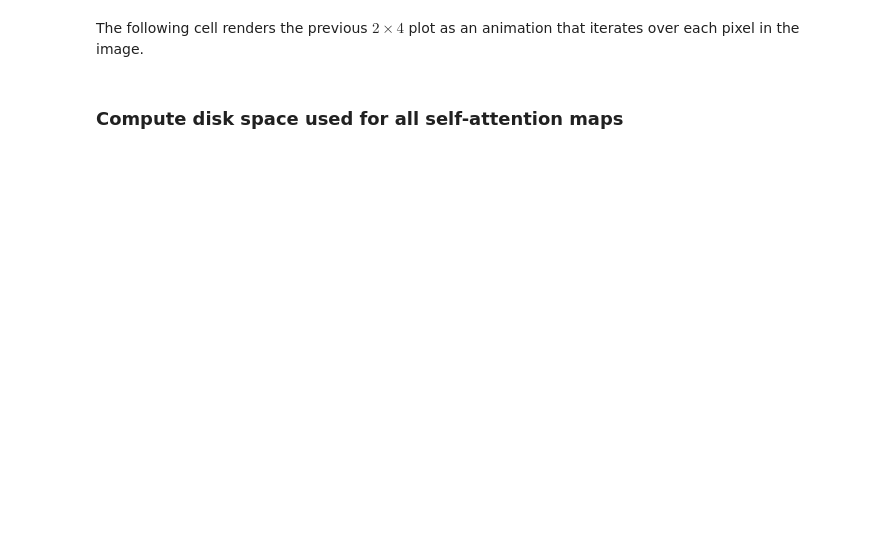
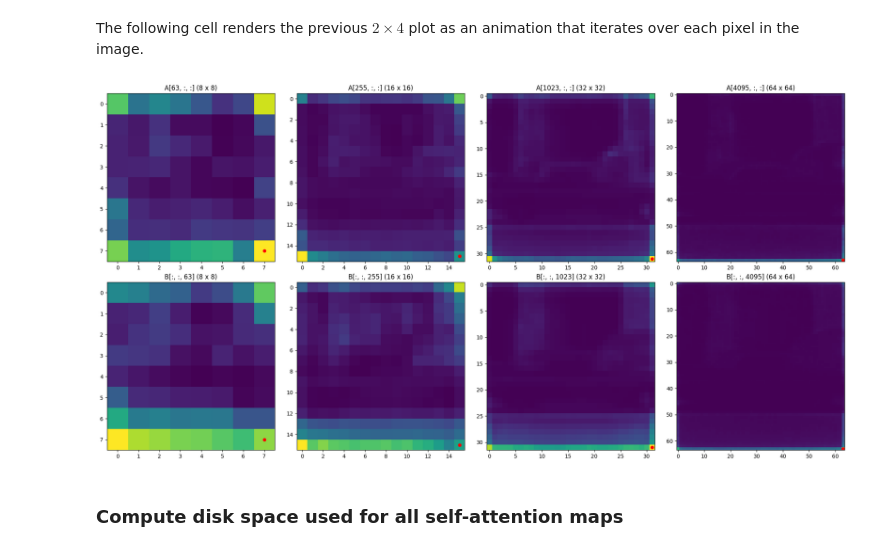
Before and after one commit to chrisoffner/dl23_course_project, a Jupyter notebook: extract_features.ipynb, the cells around one changed output. Cells and saved outputs as stored; diff of their text form; code cells hidden in the pictures; blank space fills up the shorter version.

```diff
--- a/extract_features.ipynb
+++ b/extract_features.ipynb
@@ -114,4 +137,6 @@ plot_attention_location(
 The following cell renders the previous $2 \times 4$ plot as an animation that iterates over each pixel in the image.
 # %%
 # Uncomment to render animation. This can take a while.
-# animate_locations(res2weights, num_frames=64**2, fps=15, interpolate=False)
+animate_locations(self_attn_dict[t], num_frames=64**2, fps=15, interpolate=False)
+# %% [output]
+[figure, added]
```
Also changed, not shown: parts of 13 cells of this notebook, 1 other file.
